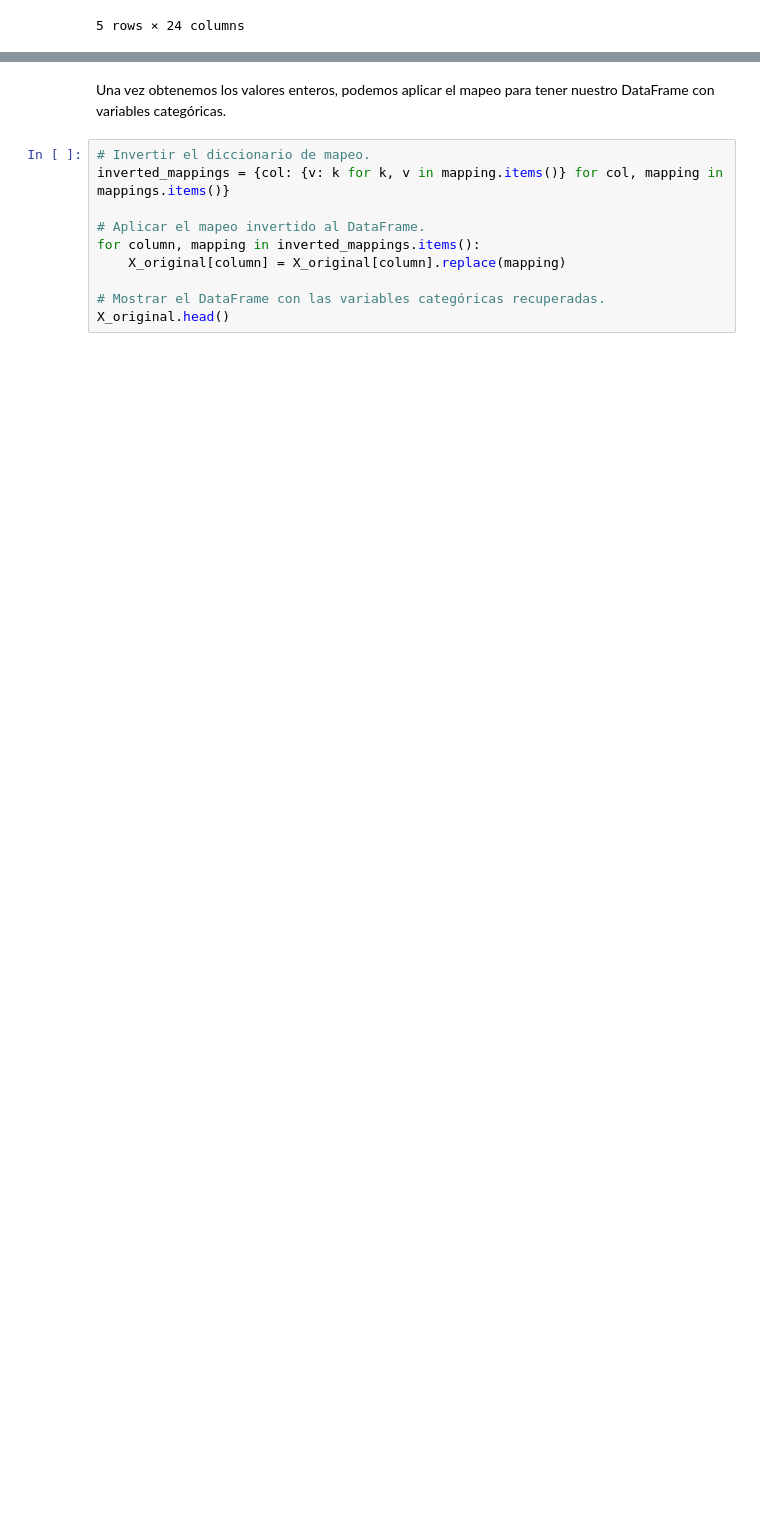
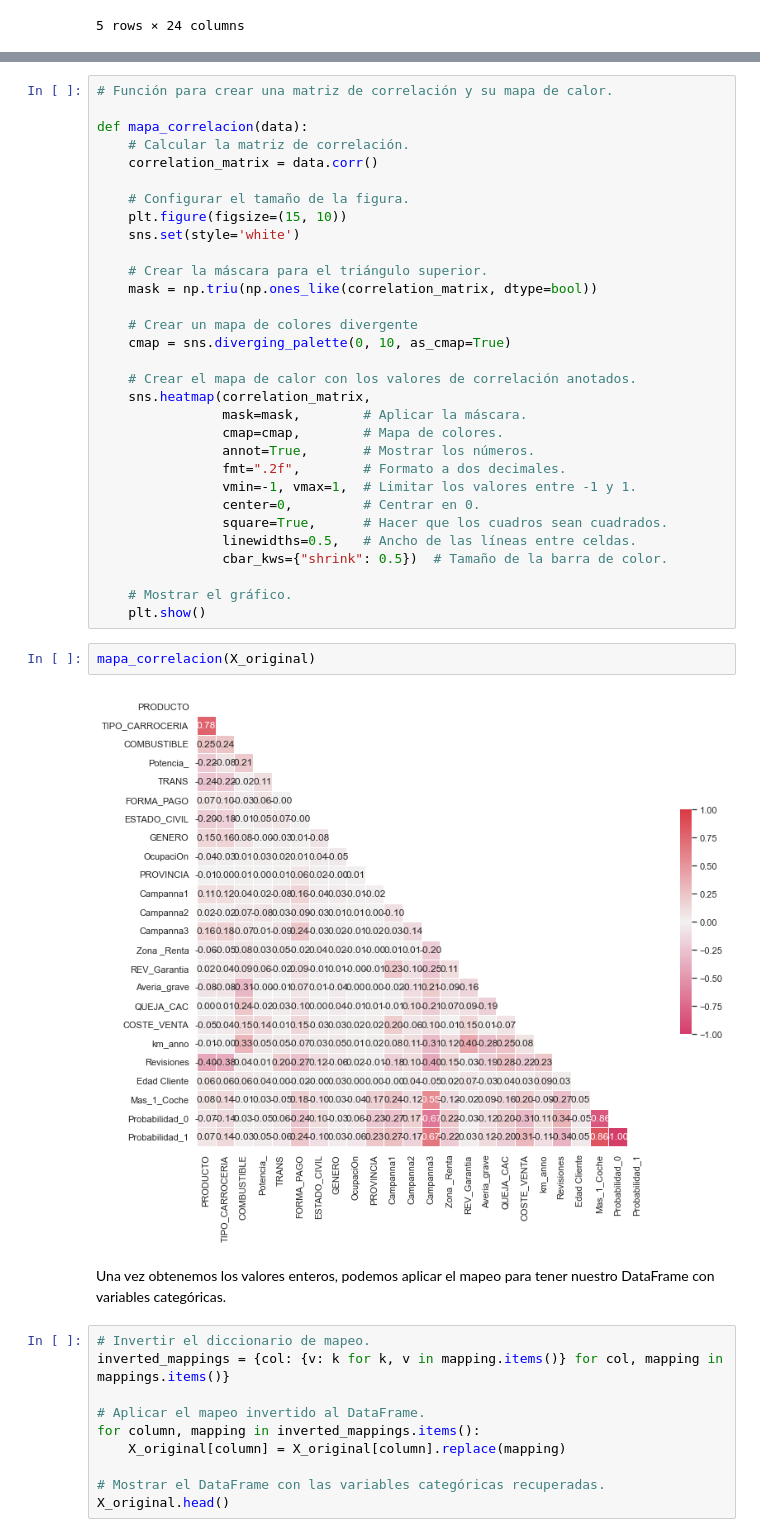
Before and after one commit to lauralardies/caso_practico_1, a Jupyter notebook: Caso Práctico/analisis/analisis_predicciones.ipynb, the cells around one changed output, grey strips where cells are left out. Cells and saved outputs as stored; diff of their text form; blank space fills up the shorter version.

```diff
--- a/Caso Práctico/analisis/analisis_predicciones.ipynb
+++ b/Caso Práctico/analisis/analisis_predicciones.ipynb
@@ -113,3 +116,38 @@ X_original.head()
+# %%
+# Función para crear una matriz de correlación y su mapa de calor.
+
+def mapa_correlacion(data):
+    # Calcular la matriz de correlación.
+    correlation_matrix = data.corr()
+
+    # Configurar el tamaño de la figura.
+    plt.figure(figsize=(15, 10))
+    sns.set(style='white')
+
+    # Crear la máscara para el triángulo superior.
+    mask = np.triu(np.ones_like(correlation_matrix, dtype=bool))
+
+    # Crear un mapa de colores divergente
+    cmap = sns.diverging_palette(0, 10, as_cmap=True)
+
+    # Crear el mapa de calor con los valores de correlación anotados.
+    sns.heatmap(correlation_matrix,
+                mask=mask,        # Aplicar la máscara.
+                cmap=cmap,        # Mapa de colores.
+                annot=True,       # Mostrar los números.
+                fmt=".2f",        # Formato a dos decimales.
+                vmin=-1, vmax=1,  # Limitar los valores entre -1 y 1.
+                center=0,         # Centrar en 0.
+                square=True,      # Hacer que los cuadros sean cuadrados.
+                linewidths=0.5,   # Ancho de las líneas entre celdas.
+                cbar_kws={"shrink": 0.5})  # Tamaño de la barra de color.
+
+    # Mostrar el gráfico.
+    plt.show()
+# %%
+mapa_correlacion(X_original)
+# %% [output]
+[figure, added]
 # %% [markdown]
 Una vez obtenemos los valores enteros, podemos aplicar el mapeo para tener nuestro DataFrame con variables categóricas.
 # %%
```
Also changed, not shown: parts of 8 cells of this notebook.
